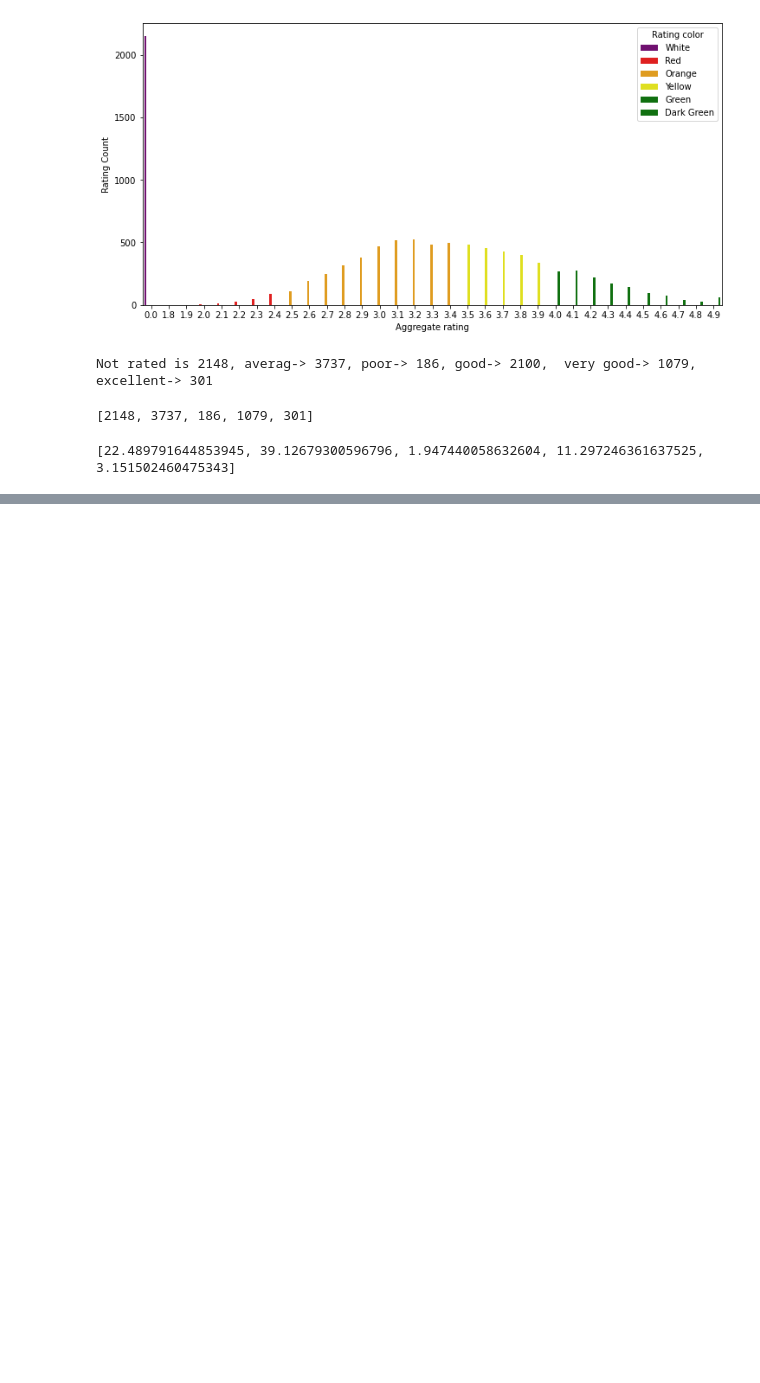
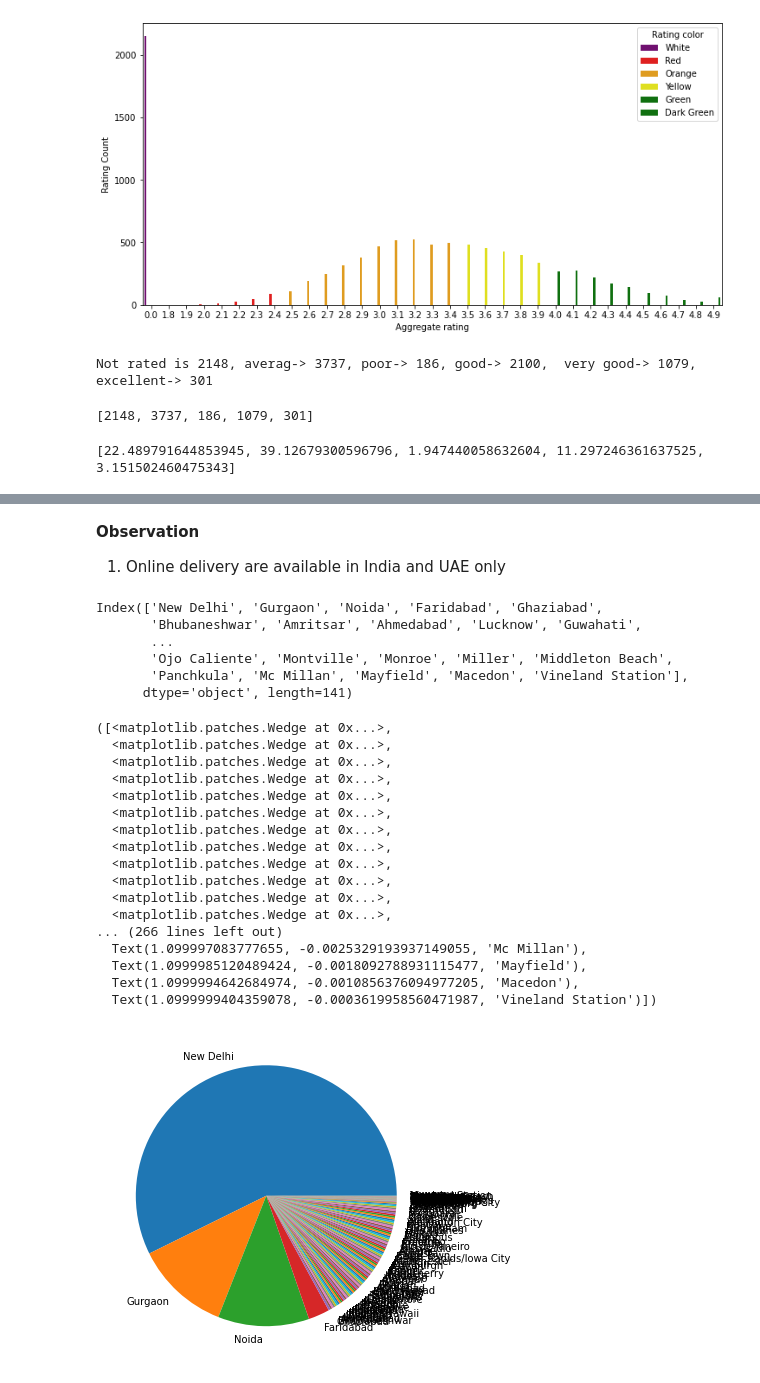
Before and after one commit to vrajnena/Feature_Engineering, a Jupyter notebook: Zomato_Feature_Engineering.ipynb, the cells around one changed output, grey strips where cells are left out. Drawn from its saved outputs; the diff is of its cells as text; code cells hidden in the pictures; blank space fills up the shorter version.

```diff
--- a/Zomato_Feature_Engineering.ipynb
+++ b/Zomato_Feature_Engineering.ipynb
@@ -329,0 +432,34 @@ print(percentage)
+# %% [markdown]
+**Observation**
+1. Online delivery are available in India and UAE only
+# %%
+final.City.value_counts().index
+# %% [output]
+Index(['New Delhi', 'Gurgaon', 'Noida', 'Faridabad', 'Ghaziabad',
+       'Bhubaneshwar', 'Amritsar', 'Ahmedabad', 'Lucknow', 'Guwahati',
+       ...
+       'Ojo Caliente', 'Montville', 'Monroe', 'Miller', 'Middleton Beach',
+       'Panchkula', 'Mc Millan', 'Mayfield', 'Macedon', 'Vineland Station'],
+      dtype='object', length=141)
+# %%
+# Create a ppie char for cities distribution
+plt.pie(x=final.City.value_counts(),labels=final.City.value_counts().index)
+# %% [output]
+([<matplotlib.patches.Wedge at 0x...>,
+  <matplotlib.patches.Wedge at 0x...>,
+  <matplotlib.patches.Wedge at 0x...>,
+  <matplotlib.patches.Wedge at 0x...>,
+  <matplotlib.patches.Wedge at 0x...>,
+  <matplotlib.patches.Wedge at 0x...>,
+  <matplotlib.patches.Wedge at 0x...>,
+  <matplotlib.patches.Wedge at 0x...>,
+  <matplotlib.patches.Wedge at 0x...>,
+  <matplotlib.patches.Wedge at 0x...>,
+  <matplotlib.patches.Wedge at 0x...>,
+  <matplotlib.patches.Wedge at 0x...>,
+... (266 lines left out)
+  Text(1.099997083777655, -0.0025329193937149055, 'Mc Millan'),
+  Text(1.0999985120489424, -0.0018092788931115477, 'Mayfield'),
+  Text(1.0999994642684974, -0.0010856376094977205, 'Macedon'),
+  Text(1.0999999404359078, -0.0003619958560471987, 'Vineland Station')])
+[figure, added]
```
Also changed, not shown: parts of 10 cells of this notebook.
